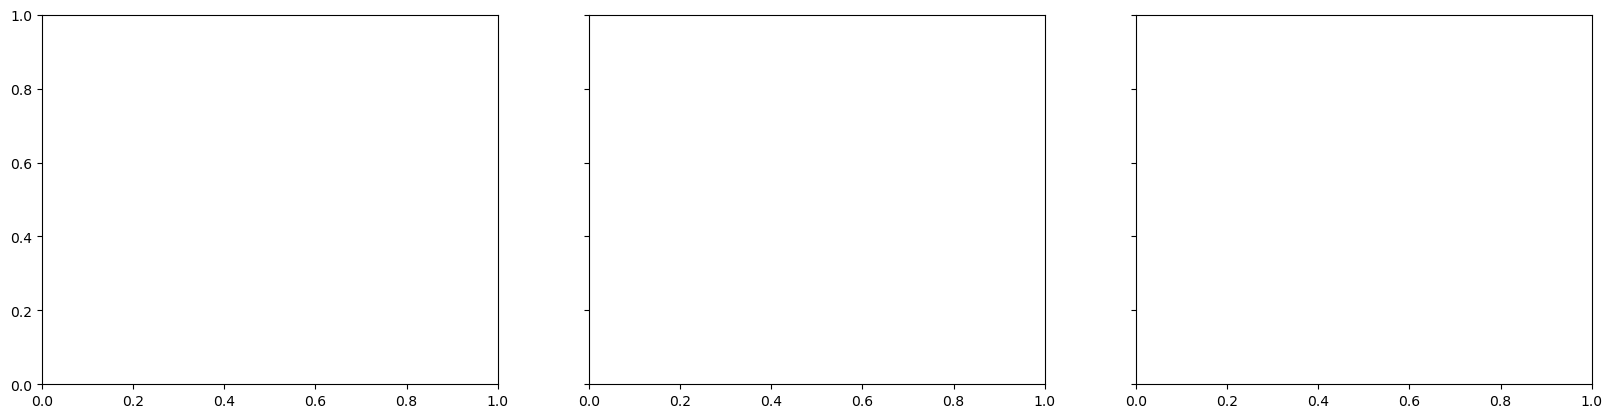
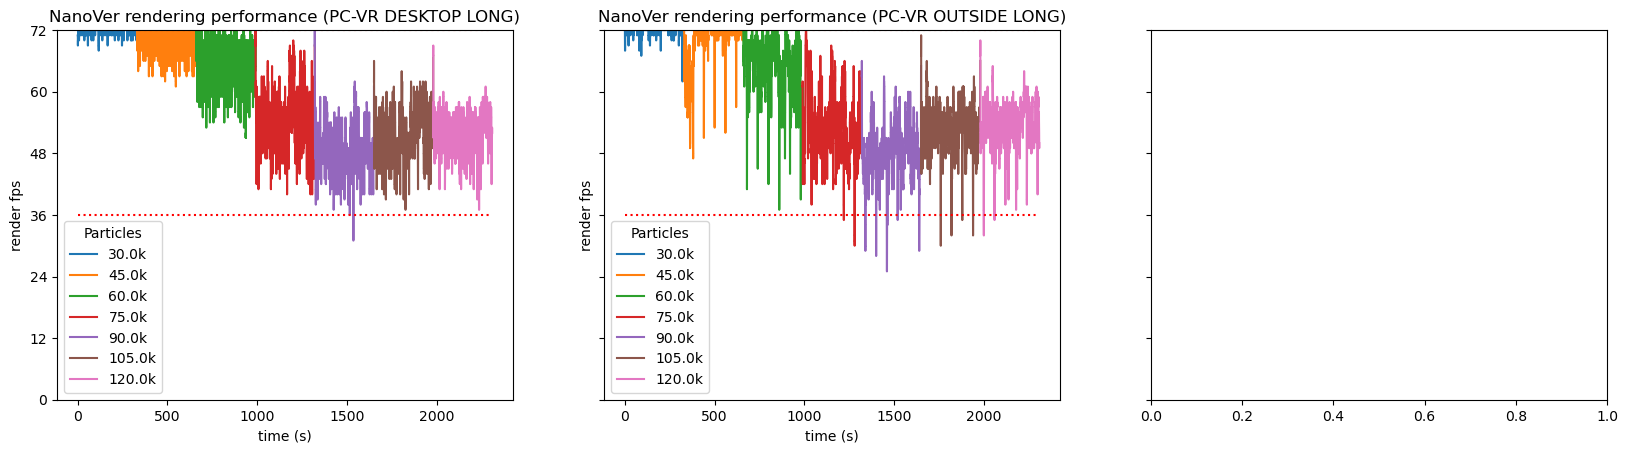
The change to this notebook cell's code, shown as a diff; its figure went from the first image to the second:
--- before
+++ after
@@ -8,6 +8,19 @@
     # (SOLVENT_VISIBLE_1_USER_APK_FPS, "APK"),
     # (SOLVENT_VISIBLE_1_USER_PC_FPS_GRANULAR, "PC-VR Luis' Laptop"),
-    (read_recording_light("30s--rendering--2026-03-20T-16_41_57.nanover.zip"), "RENDERING")
+    # (read_recording_light("30s--rendering--2026-04-22T-11_04_11.nanover.zip"), "DESKTOP"),
+    # (read_recording_light("30s--rendering--2026-04-22T-11_38_13--OUTSIDE.nanover.zip"), "OUTSIDE"),
+    # (read_recording_light("30s--rendering--2026-04-22T-11_45_21--INSIDE.nanover.zip"), "INSIDE"),
+    # (read_recording_light("5m20s--rendering--2026-04-24T-14_34_37--DESKTOP.nanover.zip"), "DESKTOP LONG"),
+    # (read_recording_light("5m20s--rendering--2026-04-27T-12_07_24--DESKTOP.nanover.zip"), "DESKTOP LONG"),
+    # (read_recording_light("5m20s--rendering--2026-04-24T-15_24_09--OUTSIDE.nanover.zip"), "OUTSIDE LONG"),
+    # (read_recording_light("5m20s--rendering--2026-04-27T-12_43_24--OUTSIDE.nanover.zip"), "OUTSIDE LONG"),
+    # (read_recording_light("5m20s--rendering--2026-04-24T-16_57_52--INSIDE.nanover.zip"), "INSIDE LONG"),
+    # (read_recording_light("5m20s--rendering--2026-04-27T-12_25_35--INSIDE.nanover.zip"), "INSIDE LONG"),
+    # (read_recording_light("40s--rendering--2026-04-27T-13_39_03--DESKTOP-PC-VR-AIR.nanover.zip"), "PC-VR AIR DESKTOP"),
+    (read_recording_light("5m30s--rendering--2026-04-27T-13_51_58--DESKTOP-PC-VR.nanover.zip"), "PC-VR DESKTOP LONG"),
+    (read_recording_light("5m30s--rendering--2026-04-28T-13_11_54--OUTSIDE-PC-VR.nanover.zip"), "PC-VR OUTSIDE LONG"),
 ]
+
+FPS_TICKS = [72, 60, 48, 36, 24, 12, 0]
 
 for i, (DATASET, LABEL) in enumerate(DATASETS):
@@ -16,12 +29,12 @@
     ax = axes[i]
     ax.set_xlabel("time (s)")
-    ax.set_ylabel("fps")
+    ax.set_ylabel("render fps")
 
     for count in COUNTS:
         DATA = [[line["timestamp"]/ 10**6, line["fps"]] for line in DATASET if line["particles"] == count]
-        DATA_X, DATA_Y = [pair[0] for pair in DATA], [pair[1] for pair in DATA]
+        DATA_X, DATA_Y = [pair[0] for pair in DATA], [min(pair[1], 720) for pair in DATA]
+        ax.plot(DATA_X, DATA_Y, label=f"{count/1000}k")
 
-        ax.plot(DATA_X, DATA_Y, label=f"{count//1000}k")
-
+    ax.set_yticks(FPS_TICKS)
     ax.legend(title="Particles", loc="lower left")
     ax.title.set_text(f"NanoVer rendering performance ({LABEL})")
@@ -30,5 +43,3 @@
     # ax.set_xticks([])
 
-
-
-plt.ylim(top=75, bottom=0)
+plt.ylim(top=72, bottom=0)

Commit: update notebooks